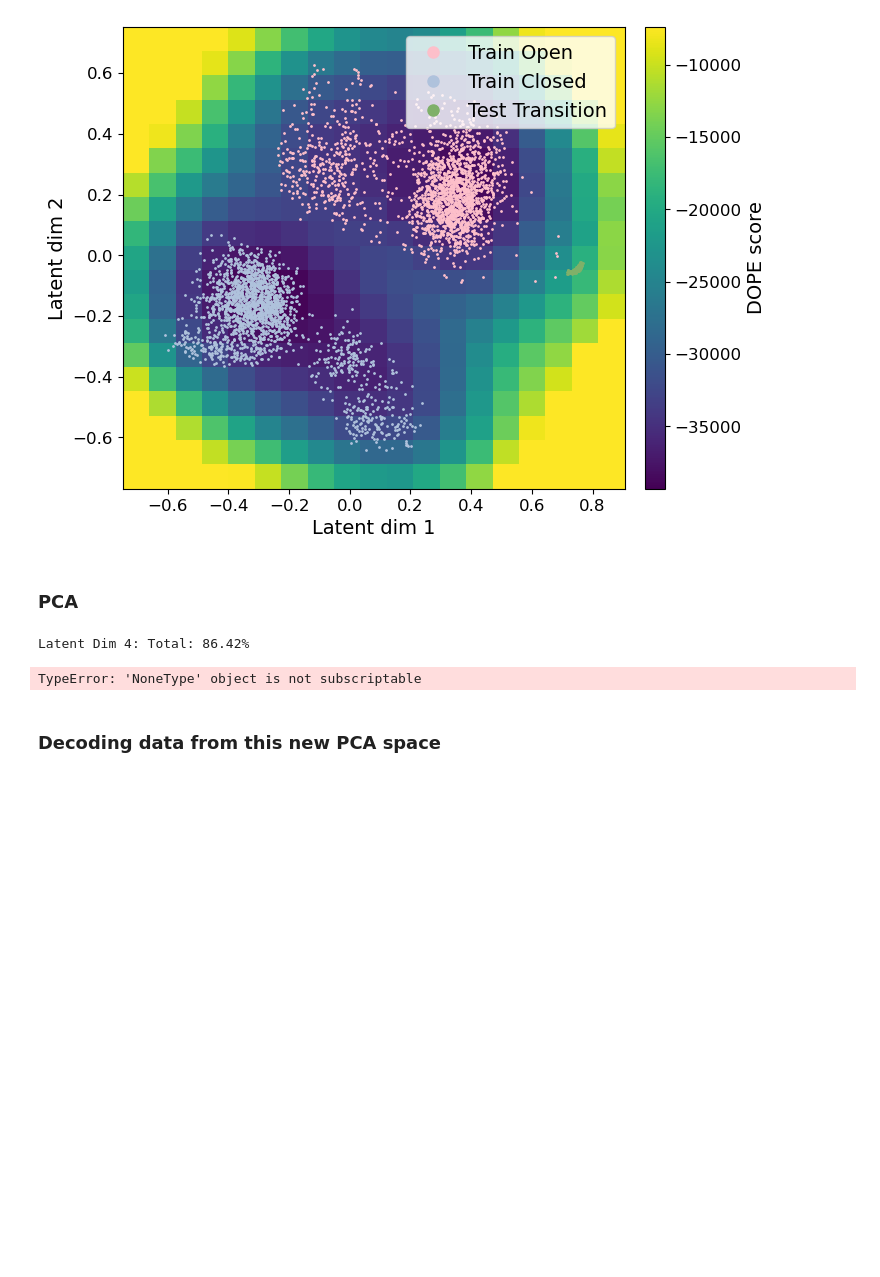
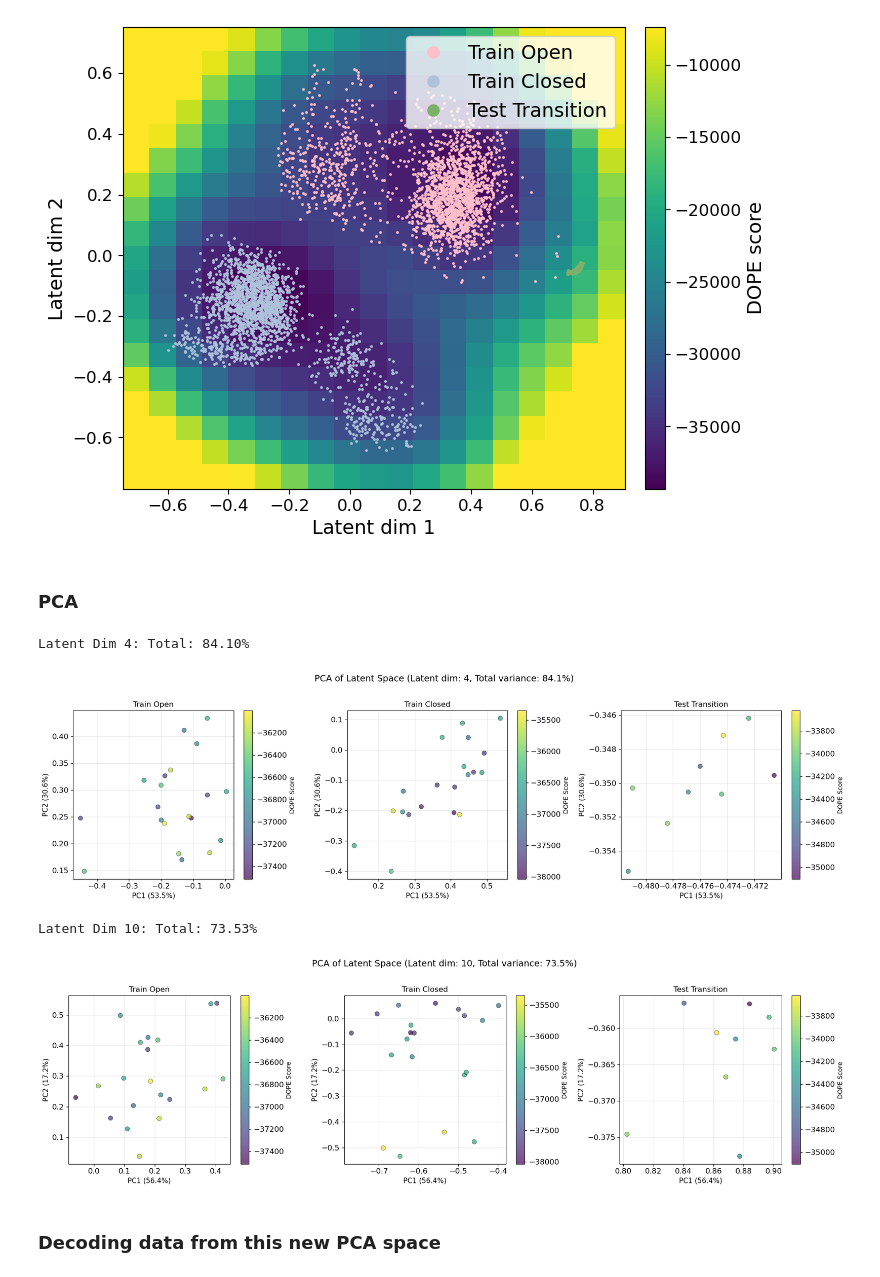
Before and after one commit to briandaniel14/molearn, a Jupyter notebook: analysis/cnn_multi_dim.ipynb, the cells around one changed output. Cells and saved outputs as stored; diff of their text form; code cells hidden in the pictures; blank space fills up the shorter version.

Commit message:
refactored base PCA plot

```diff
--- a/analysis/cnn_multi_dim.ipynb
+++ b/analysis/cnn_multi_dim.ipynb
@@ -322,12 +305,8 @@ Latent grid 'grid' initialised with 20 samples per axis.
 # %% [markdown]
 ### PCA
 # %%
-def subsample_if_needed(data, use_partial, step=10):
+def subsample(data, use_partial, step=100):
     return data[::step] if use_partial else data
-
-def get_dataset(key : str, use_partial: bool, MAs : MolearnAnalysis):
-    data = MAs.get_dataset(key, scale=True)
-    return subsample_if_needed(data, use_partial)
 
 
 latent_dims = [4, 10]
@@ -346,94 +325,66 @@ keys = ['train_open', 'train_closed', 'test_trans']
 
 for latent_dim in latent_dims:
 
-    # =============================================================
-    # Getting subsampled datasets
-    # =============================================================
+    data = {}
+    dope_scores[latent_dim] = {}
+    latent_encodings = {}
 
-    data = []
+    # ============================================================
+    # getting datasets, dopescores and latent encodings
+    # ============================================================
 
     for key in keys:
-        data.append(get_dataset(key, use_partial, MAs[latent_dim]))
+        data[key] = subsample(MAs[latent_dim].get_dataset(key, scale=True), use_partial)
+        dope_scores[latent_dim][key]= MAs[latent_dim].get_all_dope_score(data[key], refine=refine)
+        latent_encodings[key] = subsample(MAs[latent_dim].get_encoded(key), use_partial)
 
-    train_open_data = subsample_if_needed(MAs[latent_dim].get_dataset('train_open', scale=True), use_partial)
-    train_closed_data = subsample_if_needed(MAs[latent_dim].get_dataset('train_closed', scale=True), use_partial)
-    test_trans_data = subsample_if_needed(MAs[latent_dim].get_dataset('test_trans', scale=True), use_partial)
-
-    # =============================================================
-    # Getting DOPE scores
-    # =============================================================
-
-    dope_scores[latent_dim] = {
-        'train_open': MAs[latent_dim].get_all_dope_score(train_open_data, refine=refine),
-        'train_closed': MAs[latent_dim].get_all_dope_score(train_closed_data, refine=refine),
-        'test_trans': MAs[latent_dim].get_all_dope_score(test_trans_data, refine=refine),
-    }
-
-    # =============================================================
-    # Getting latent encodings
-    # =============================================================
-
-    latent_train_open = subsample_if_needed(MAs[latent_dim].get_encoded('train_open'), use_partial)
-    latent_train_closed = subsample_if_needed(MAs[latent_dim].get_encoded('train_closed'), use_partial)
-    latent_test = subsample_if_needed(MAs[latent_dim].get_encoded('test_trans'), use_partial)
-
-    # =============================================================
-    # Storing original latent codes
-    # =============================================================
-
-    latent_original_dict[latent_dim] = {
-        'train_open': latent_train_open,
-        'train_closed': latent_train_closed,
-        'test_trans': latent_test,
-    }
-
-    # =============================================================
+    # ============================================================
     # Applying PCA
-    # =============================================================
+    # ============================================================
 
     pca = PCA(n_components=2)
     pcas[latent_dim] = pca
 
-    latent_all = np.vstack((latent_train_open, latent_train_closed, latent_test))
+    latent_all = np.vstack([latent_encodings[key] for key in keys])
 
     pca.fit(latent_all)
 
     var_pc1 = pca.explained_variance_ratio_[0] * 100
     var_pc2 = pca.explained_variance_ratio_[1] * 100
     var_total = (var_pc1 + var_pc2)
 
     print(f"Latent Dim {latent_dim}: Total: {var_total:.2f}%")
 
-    # Storing PCA results
     pca_results[latent_dim] = {
-        'train_open': pca.transform(latent_train_open),
-        'train_closed': pca.transform(latent_train_closed),
-        'test_trans': pca.transform(latent_test),
+        'train_open': pca.transform(latent_encodings['train_open']),
+        'train_closed': pca.transform(latent_encodings['train_closed']),
+        'test_trans': pca.transform(latent_encodings['test_trans']),
         'var_pc1': var_pc1,
         'var_pc2': var_pc2,
         'var_total': var_total,
     }
 
     # =============================================================
     # Plotting data
     # =============================================================
 
-    pca_plot_data = [
+    plot_data = [
         ('train_open', 'Train Open', '#FDBFCA'),
         ('train_closed', 'Train Closed', '#AFC2DC'),
         ('test_trans', 'Test Transition', '#7FB069'),
     ]
 
     plot_pca_latent_space(
-        MAs[latent_dim],
         pca_results[latent_dim],
         dope_scores[latent_dim],
-        plot_data=pca_plot_data,
+        plot_data=plot_data,
         latent_dim=latent_dim,
     )
 # %% [output]
-Latent Dim 4: Total: 86.42%
+Latent Dim 4: Total: 84.10%
+[figure, added]
-TypeError: 'NoneType' object is not subscriptable
+Latent Dim 10: Total: 73.53%
+[figure, added]
 # %% [markdown]
 ### Decoding data from this new PCA space
 # %%
```
Also changed, not shown: parts of 2 cells of this notebook, 1 other file.
